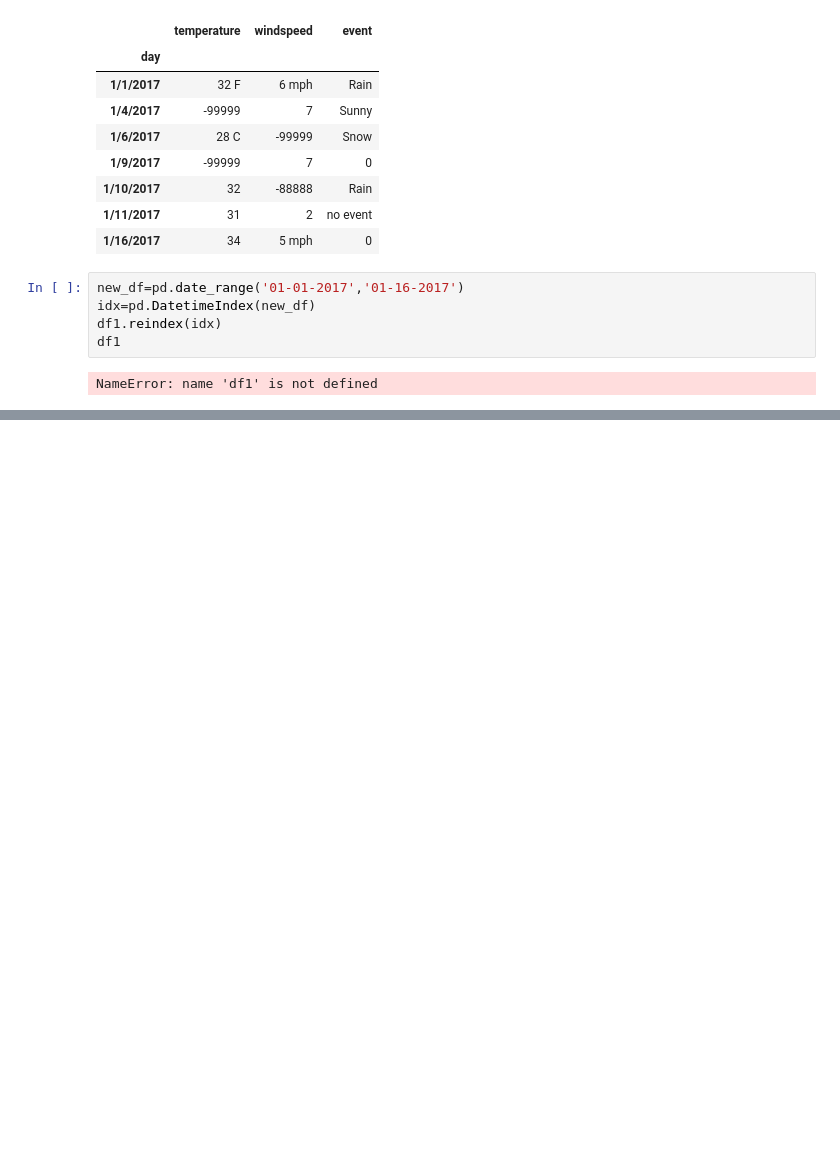
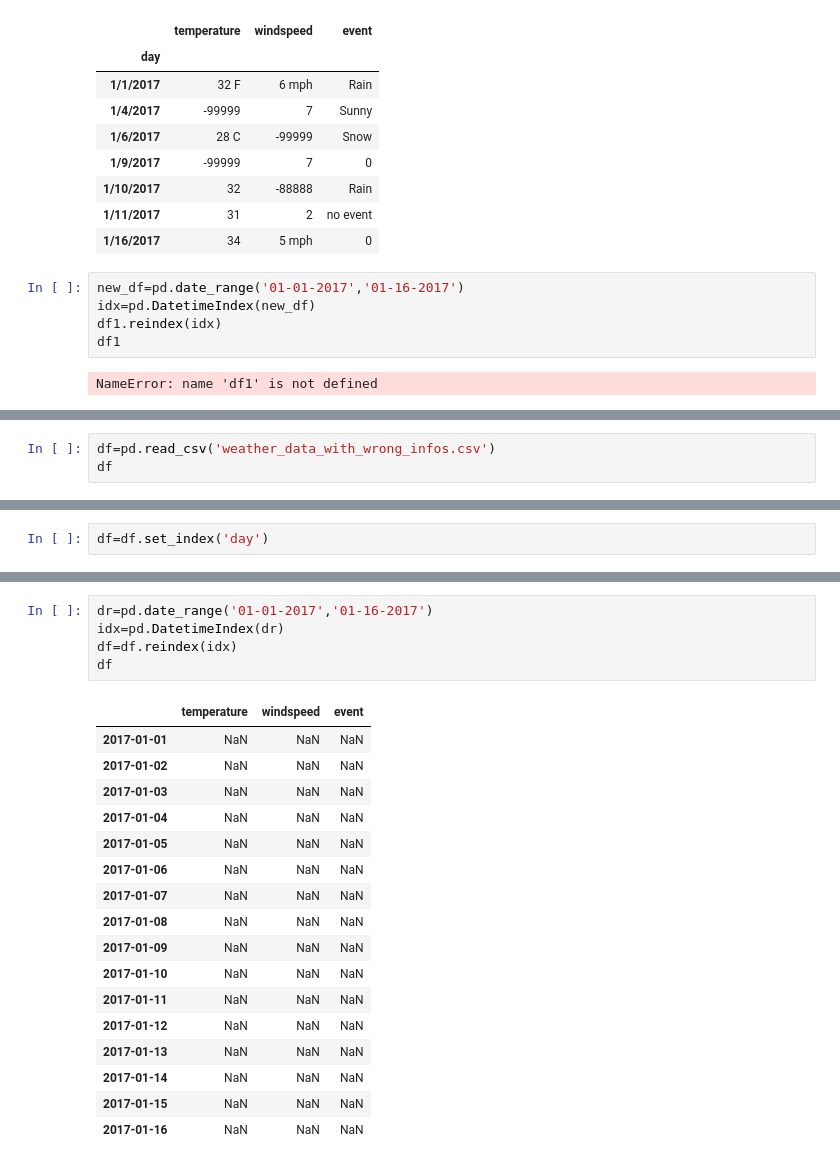
Before and after one commit to sudarshan-uprety/Machine-Leaning, a Jupyter notebook: Pandas/Pandas Notebook.ipynb, the cells around one changed output, grey strips where cells are left out. Cells and saved outputs as stored; diff of their text form; blank space fills up the shorter version.

```diff
--- a/Pandas/Pandas Notebook.ipynb
+++ b/Pandas/Pandas Notebook.ipynb
@@ -1141,0 +1218,3 @@ NameError: name 'df1' is not defined
+# %%
+df=pd.read_csv('weather_data_with_wrong_infos.csv')
+df
@@ -1141,0 +1230,2 @@ NameError: name 'df1' is not defined
+# %%
+df=df.set_index('day')
@@ -1141,0 +1244,23 @@ NameError: name 'df1' is not defined
+# %%
+dr=pd.date_range('01-01-2017','01-16-2017')
+idx=pd.DatetimeIndex(dr)
+df=df.reindex(idx)
+df
+# %% [output]
+|  | temperature | windspeed | event |
+| 2017-01-01 | NaN | NaN | NaN |
+| 2017-01-02 | NaN | NaN | NaN |
+| 2017-01-03 | NaN | NaN | NaN |
+| 2017-01-04 | NaN | NaN | NaN |
+| 2017-01-05 | NaN | NaN | NaN |
+| 2017-01-06 | NaN | NaN | NaN |
+| 2017-01-07 | NaN | NaN | NaN |
+| 2017-01-08 | NaN | NaN | NaN |
+| 2017-01-09 | NaN | NaN | NaN |
+| 2017-01-10 | NaN | NaN | NaN |
+| 2017-01-11 | NaN | NaN | NaN |
+| 2017-01-12 | NaN | NaN | NaN |
+| 2017-01-13 | NaN | NaN | NaN |
+| 2017-01-14 | NaN | NaN | NaN |
+| 2017-01-15 | NaN | NaN | NaN |
+| 2017-01-16 | NaN | NaN | NaN |
```
Also changed, not shown: parts of 28 cells of this notebook, 1 other file.
